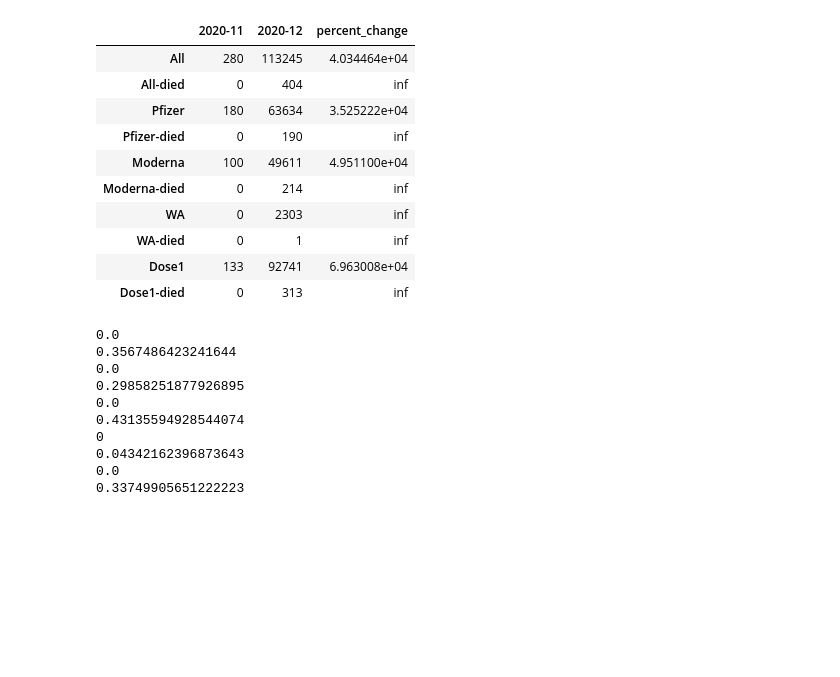
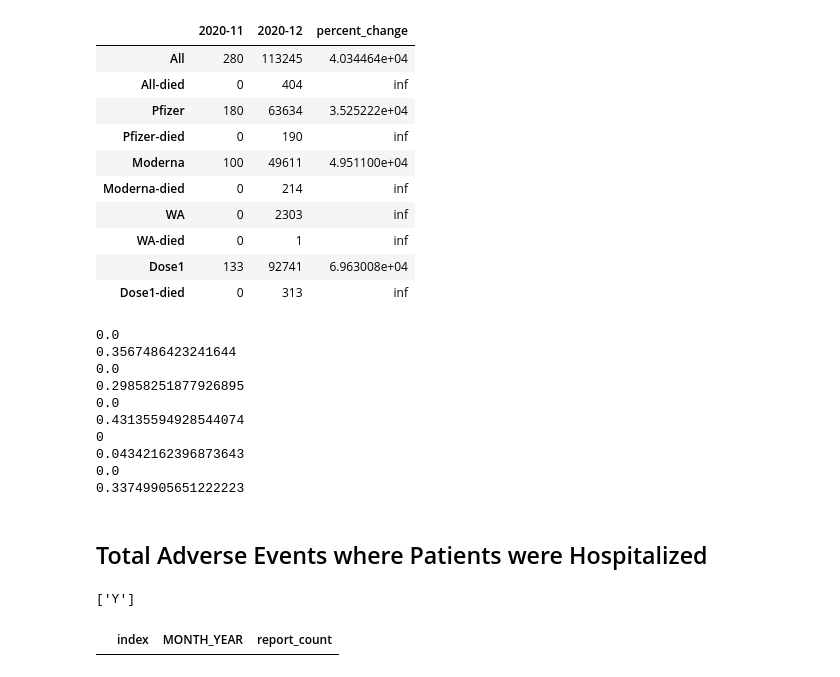
Before and after one commit to uw-msim-imt561-2026/covid-19-vaccine-adverse-reactions, a Jupyter notebook: notebooks/visualizations.ipynb, the cells around one changed output. Drawn from its saved outputs; the diff is of its cells as text; code cells hidden in the pictures; blank space fills up the shorter version.

```diff
--- a/notebooks/visualizations.ipynb
+++ b/notebooks/visualizations.ipynb
@@ -2386,3 +2386,5 @@ print(dose1_died_2020_12)
 0.04342162396873643
 0.0
 0.33749905651222223
+# %% [markdown]
+## Total Adverse Events where Patients were Hospitalized
@@ -2388,0 +2394,4 @@ print(dose1_died_2020_12)
+# %%
+print(df_patients_hosp['HOSPITAL'].unique().tolist())
+# %% [output]
+['Y']
@@ -2388,0 +2424,36 @@ print(dose1_died_2020_12)
+# %%
+# calculate adverse events where patients died in December 2020
+
+# (both Pfizer & Moderna)
+total_hosp_202011 = df_hosp_grouped[df_hosp_grouped['MONTH_YEAR'] == '2020-11']
+total_hosp_202011 = total_hosp_202011.reset_index()
+total_hosp_202012 = df_hosp_grouped[df_hosp_grouped['MONTH_YEAR'] == '2020-12']
+total_hosp_202012 = total_hosp_202012.reset_index()
+
+# Pfizer only
+Pfizer_hosp_202011 = df_hosp1_grouped[df_hosp1_grouped['MONTH_YEAR'] == '2020-11']
+Pfizer_hosp_202011 = Pfizer_hosp_202011.reset_index()
+Pfizer_hosp_202012 = df_hosp1_grouped[df_hosp1_grouped['MONTH_YEAR'] == '2020-12']
+Pfizer_hosp_202012 = Pfizer_hosp_202012.reset_index()
+
+# Moderna only
+Moderna_hosp_202011 = df_hosp2_grouped[df_hosp2_grouped['MONTH_YEAR'] == '2020-11']
+Moderna_hosp_202011 = Moderna_hosp_202011.reset_index()
+Moderna_hosp_202012 = df_hosp2_grouped[df_hosp2_grouped['MONTH_YEAR'] == '2020-12']
+Moderna_hosp_202012 = Moderna_hosp_202012.reset_index()
+
+# calculate total adverse events in December 2020 (WA State only)
+WA_hosp_202011 = df_hosp3_grouped[df_hosp3_grouped['MONTH_YEAR'] == '2020-11']
+WA_hosp_202011 = WA_hosp_202011.reset_index()
+WA_hosp_202012 = df_hosp3_grouped[df_hosp3_grouped['MONTH_YEAR'] == '2020-12']
+WA_hosp_202012 = WA_hosp_202012.reset_index()
+
+# calculate total adverse events in December 2020 (1 dose only)
+dose1_hosp_202011 = df_hosp4_grouped[df_hosp4_grouped['MONTH_YEAR'] == '2020-11']
+dose1_hosp_202011 = dose1_hosp_202011.reset_index()
+dose1_hosp_202012 = df_hosp4_grouped[df_hosp4_grouped['MONTH_YEAR'] == '2020-12']
+dose1_hosp_202012 = dose1_hosp_202012.reset_index()
+# %%
+WA_hosp_202011
+# %% [output]
+|  | index | MONTH_YEAR | report_count |
```
Also changed, not shown: parts of 13 cells of this notebook.
